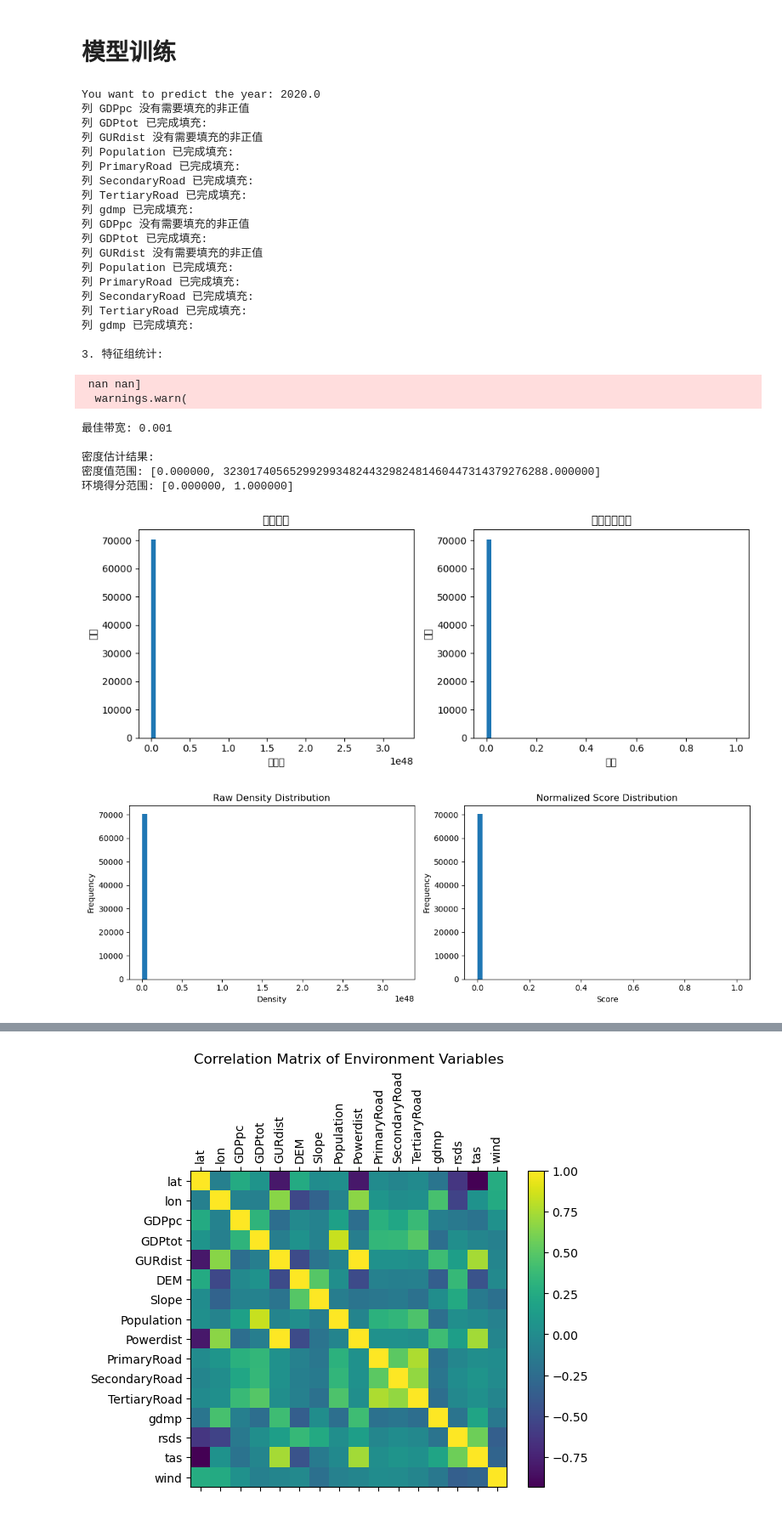
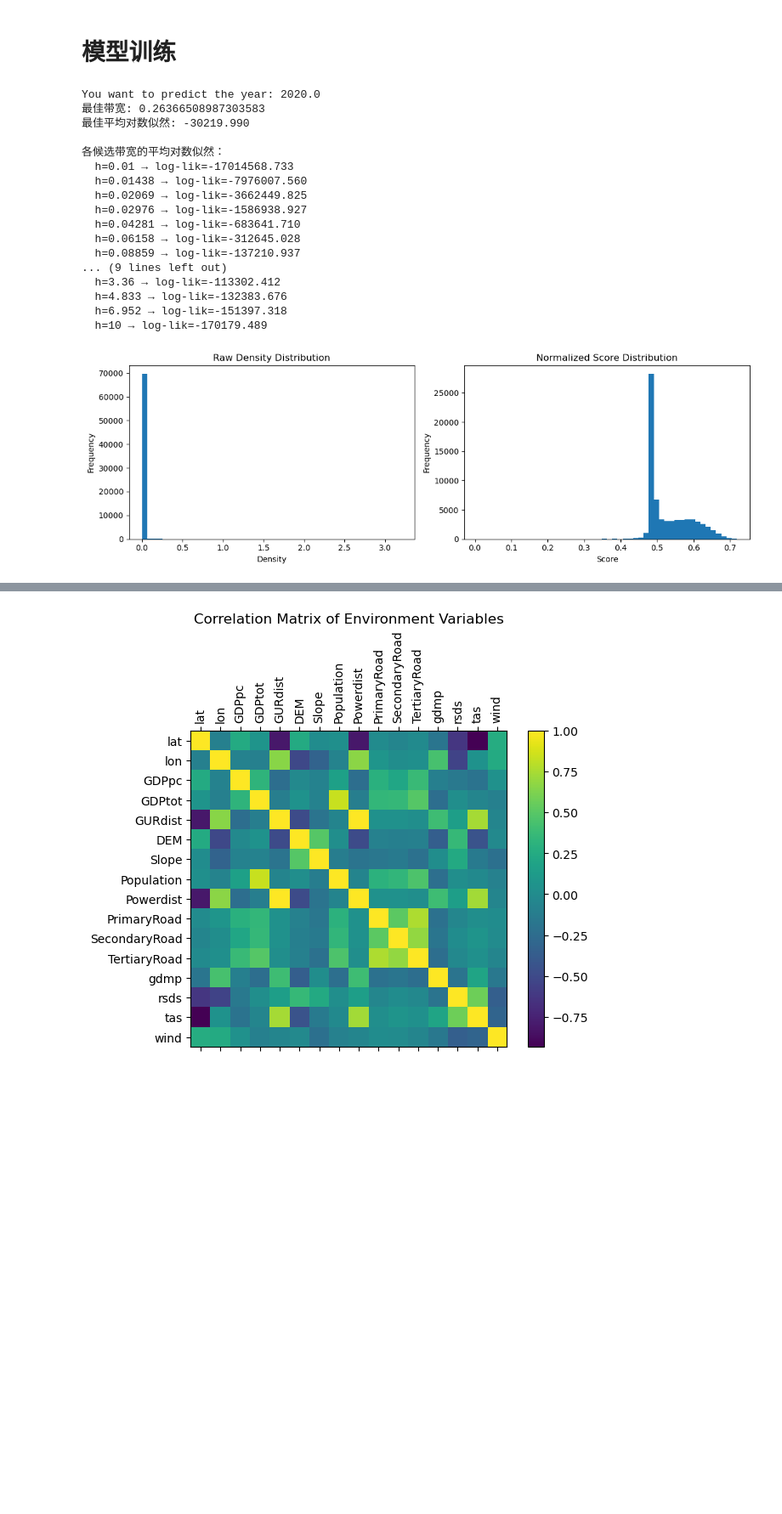
Before and after one commit to px39n/Landuse_Zhong, a Jupyter notebook: 3.0 pre-training.ipynb, the cells around one changed output, grey strips where cells are left out. Shown: that part at 85% size. Cells and saved outputs as stored; diff of their text form; code cells hidden in the pictures; blank space fills up the shorter version.

```diff
--- a/3.0 pre-training.ipynb
+++ b/3.0 pre-training.ipynb
@@ -307,29 +388,6 @@ def score_env(kde_pipeline: Pipeline, df_query: pd.DataFrame) :
     # 3. 将密度值归一化到0-1之间作为环境得分
     env_scores = (dens - dens.min()) / (dens.max() - dens.min())
 
-    # 4. 检查结果
-    print("\n密度估计结果:")
-    print(f"密度值范围: [{dens.min():.6f}, {dens.max():.6f}]")
-    print(f"环境得分范围: [{env_scores.min():.6f}, {env_scores.max():.6f}]")
-
-    # 5. 可视化得分分布
-    plt.figure(figsize=(10, 4))
-
-    plt.subplot(121)
-    plt.hist(dens, bins=50)
-    plt.title('密度分布')
-    plt.xlabel('密度值')
-    plt.ylabel('频数')
-
-    plt.subplot(122)
-    plt.hist(env_scores, bins=50)
-    plt.title('环境得分分布')
-    plt.xlabel('得分')
-    plt.ylabel('频数')
-
-    plt.tight_layout()
-    plt.show()
-
     return dens, env_scores
 # %% [markdown]
 # 二阶段模型
@@ -428,12 +486,8 @@ if __name__ == '__main__':
 
 
     # 阶段一建模，使用KDE模型测算相似分数
-    kde_pipe = select_and_train_kde(
-        df_pos=df_embedding_fill[
-            NUMERIC_FEATURES + CAT_COLS
-        ])
-    dens, env_scores = score_env(kde_pipe, df_abandon_filtered[NUMERIC_FEATURES + CAT_COLS])
-
+    kde_pipe = select_and_train_kde(df_embedding_fill[NUMERIC_FEATURES + CAT_COLS],bandwidths = [0.2637])
+    dens, env_scores = score_env(kde_pipe, df_abandon_filtered[NUMERIC_FEATURES + CAT_COLS], method='sigmoid')
 
     # 检查结果分布
     plt.figure(figsize=(12, 4))
@@ -444,56 +498,46 @@ if __name__ == '__main__':
     plt.xlabel('Density')
     plt.ylabel('Frequency')
 
     plt.subplot(122)
     plt.hist(env_scores, bins=50)
     plt.title('Normalized Score Distribution')
     plt.xlabel('Score')
     plt.ylabel('Frequency')
 
     plt.tight_layout()
     plt.show()
 
     # # 阶段二构建训练集 & 训练分类器
     # df_stage2, unlabeled_idx = prepare_stage2(
     #     df_embedding=df_embedding,
     #     df_abandon_filtered=df_abandon_filtered,
     #     env_scores=env_scores,
     #     include_negatives=False  # 第一次跑可只用正样本
     # )
     # clf = train_stage2(df_stage2)
 
     # # 5. 阶段 2：预测
     # final_probs = predict_stage2(clf, df_stage2, unlabeled_idx)
 
     # # 6. 输出 NetCDF
     # ds = build_final_ds(df_abandon_filtered, final_probs)
     # save_netcdf(ds, 'prediction_2020.nc')
 # %% [output]
 You want to predict the year: 2020.0
-列 GDPpc 没有需要填充的非正值
-列 GDPtot 已完成填充:
-列 GURdist 没有需要填充的非正值
-列 Population 已完成填充:
-列 PrimaryRoad 已完成填充:
-列 SecondaryRoad 已完成填充:
-列 TertiaryRoad 已完成填充:
-列 gdmp 已完成填充:
-列 GDPpc 没有需要填充的非正值
-列 GDPtot 已完成填充:
-列 GURdist 没有需要填充的非正值
-列 Population 已完成填充:
-列 PrimaryRoad 已完成填充:
-列 SecondaryRoad 已完成填充:
-列 TertiaryRoad 已完成填充:
-列 gdmp 已完成填充:
+最佳带宽: 0.26366508987303583
+最佳平均对数似然: -30219.990
 
-3. 特征组统计:
+各候选带宽的平均对数似然：
+  h=0.01 → log-lik=-17014568.733
+  h=0.01438 → log-lik=-7976007.560
+  h=0.02069 → log-lik=-3662449.825
+  h=0.02976 → log-lik=-1586938.927
+  h=0.04281 → log-lik=-683641.710
+  h=0.06158 → log-lik=-312645.028
+  h=0.08859 → log-lik=-137210.937
+... (9 lines left out)
+  h=3.36 → log-lik=-113302.412
+  h=4.833 → log-lik=-132383.676
+  h=6.952 → log-lik=-151397.318
+  h=10 → log-lik=-170179.489
- nan nan]
-  warnings.warn(
-最佳带宽: 0.001
-
-密度估计结果:
-密度值范围: [0.000000, 3230174056529929934824432982481460447314379276288.000000]
-环境得分范围: [0.000000, 1.000000]
-[figure, old version]
+[figure, new version]
-[figure, removed]
```
Also changed, not shown: parts of 9 cells of this notebook.
